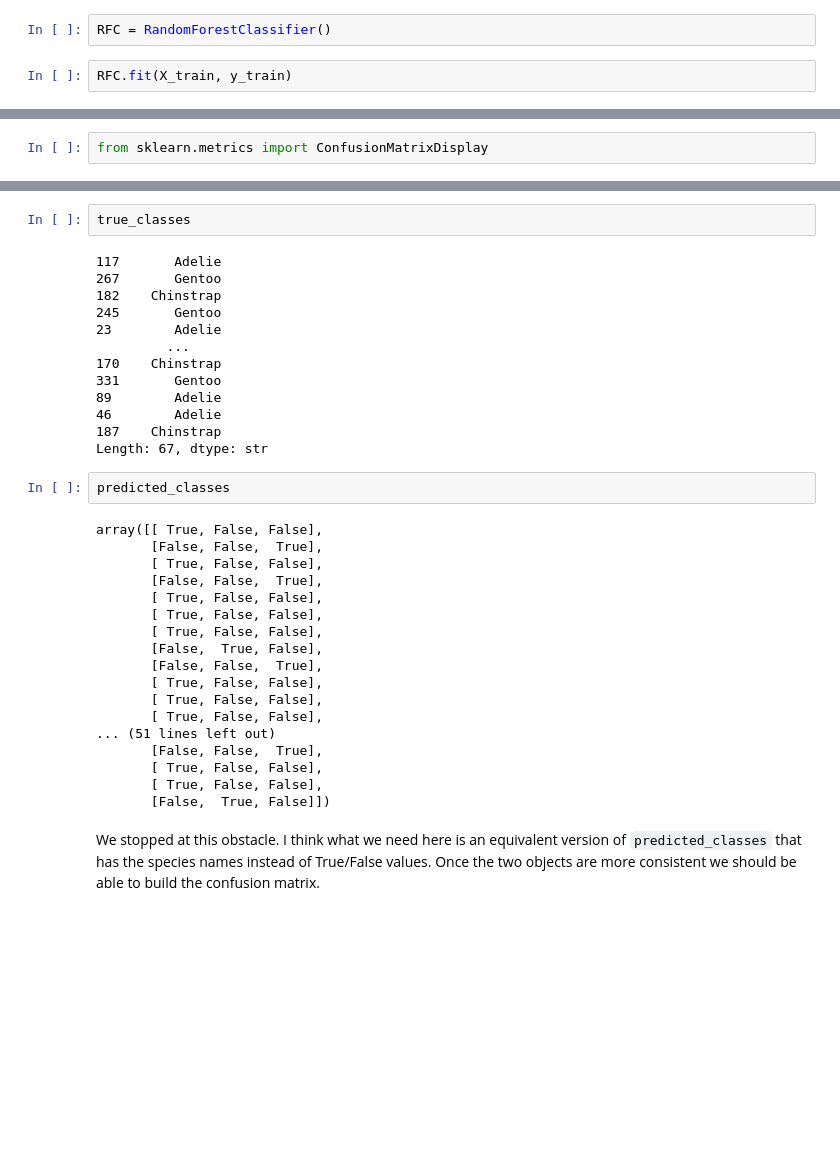
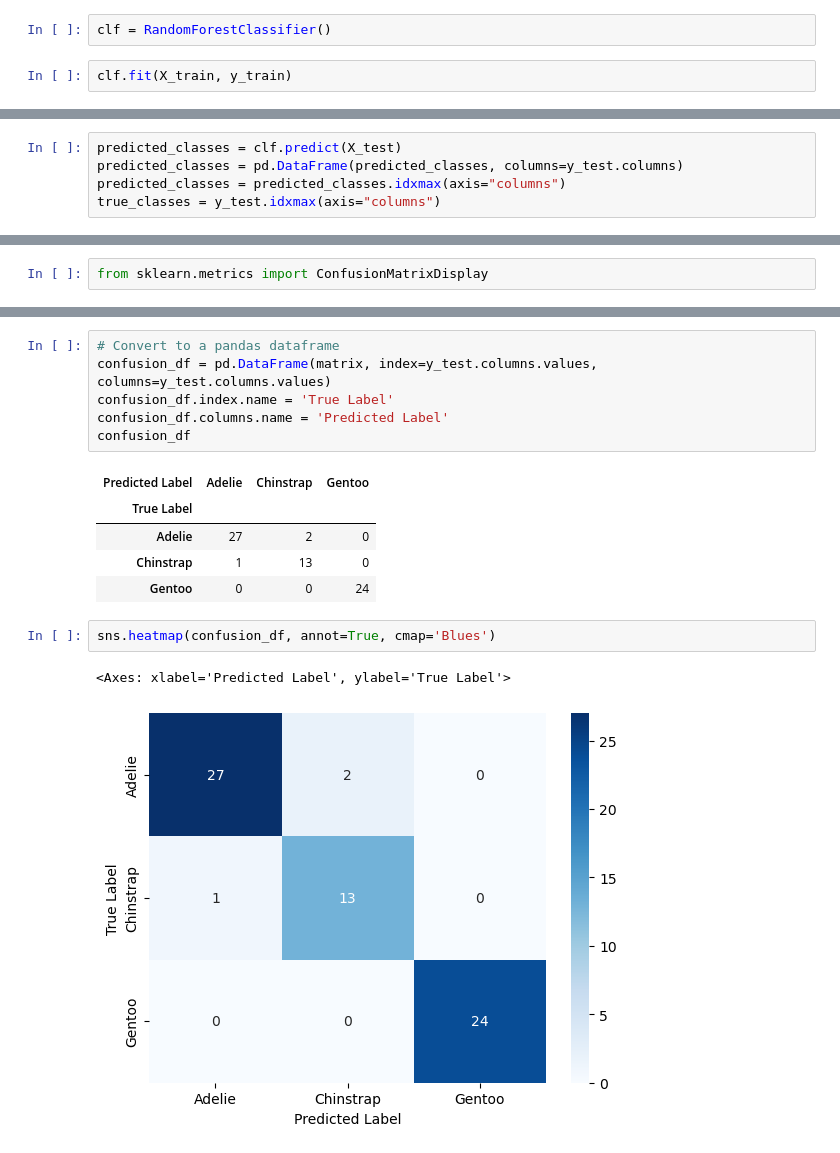
Before and after one commit to carpentries-incubator/ml-concepts, a Jupyter notebook: files/penguins.ipynb, the cells around one changed output, grey strips where cells are left out. Cells and saved outputs as stored; diff of their text form; blank space fills up the shorter version.

```diff
--- a/files/penguins.ipynb
+++ b/files/penguins.ipynb
@@ -117,9 +118,9 @@ y_train
 # %% [markdown]
 Create a random forest object and train it on the data we just split out.
 # %%
-RFC = RandomForestClassifier()
+clf = RandomForestClassifier()
 # %%
-RFC.fit(X_train, y_train)
+clf.fit(X_train, y_train)
 # %% [output]
 RandomForestClassifier()
 # %% [markdown]
@@ -129,0 +128,5 @@ true_classes = y_test.idxmax(axis="columns")
+# %%
+predicted_classes = clf.predict(X_test)
+predicted_classes = pd.DataFrame(predicted_classes, columns=y_test.columns)
+predicted_classes = predicted_classes.idxmax(axis="columns")
+true_classes = y_test.idxmax(axis="columns")
@@ -150,37 +157,17 @@ ValueError: Classification metrics can't handle a mix of multiclass and multilab
-# %%
-true_classes
-# %% [output]
-117       Adelie
-267       Gentoo
-182    Chinstrap
-245       Gentoo
-23        Adelie
-         ...
-170    Chinstrap
-331       Gentoo
-89        Adelie
-46        Adelie
-187    Chinstrap
-Length: 67, dtype: str
-# %%
-predicted_classes
-# %% [output]
-array([[ True, False, False],
-       [False, False,  True],
-       [ True, False, False],
-       [False, False,  True],
-       [ True, False, False],
-       [ True, False, False],
-       [ True, False, False],
-       [False,  True, False],
-       [False, False,  True],
-       [ True, False, False],
-       [ True, False, False],
-       [ True, False, False],
-... (51 lines left out)
-       [False, False,  True],
-       [ True, False, False],
-       [ True, False, False],
-       [False,  True, False]])
-# %% [markdown]
-We stopped at this obstacle. I think what we need here is an equivalent version of `predicted_classes` that has the species names instead of True/False values. Once the two objects are more consistent we should be able to build the confusion matrix.
+# %%
+# Convert to a pandas dataframe
+confusion_df = pd.DataFrame(matrix, index=y_test.columns.values, columns=y_test.columns.values)
+confusion_df.index.name = 'True Label'
+confusion_df.columns.name = 'Predicted Label'
+confusion_df
+# %% [output]
+| Predicted Label | Adelie | Chinstrap | Gentoo |
+| True Label |  |  |  |
+| Adelie | 27 | 2 | 0 |
+| Chinstrap | 1 | 13 | 0 |
+| Gentoo | 0 | 0 | 24 |
+# %%
+sns.heatmap(confusion_df, annot=True, cmap='Blues')
+# %% [output]
+<Axes: xlabel='Predicted Label', ylabel='True Label'>
+[figure, added]
```
Also changed, not shown: parts of 12 cells of this notebook.
